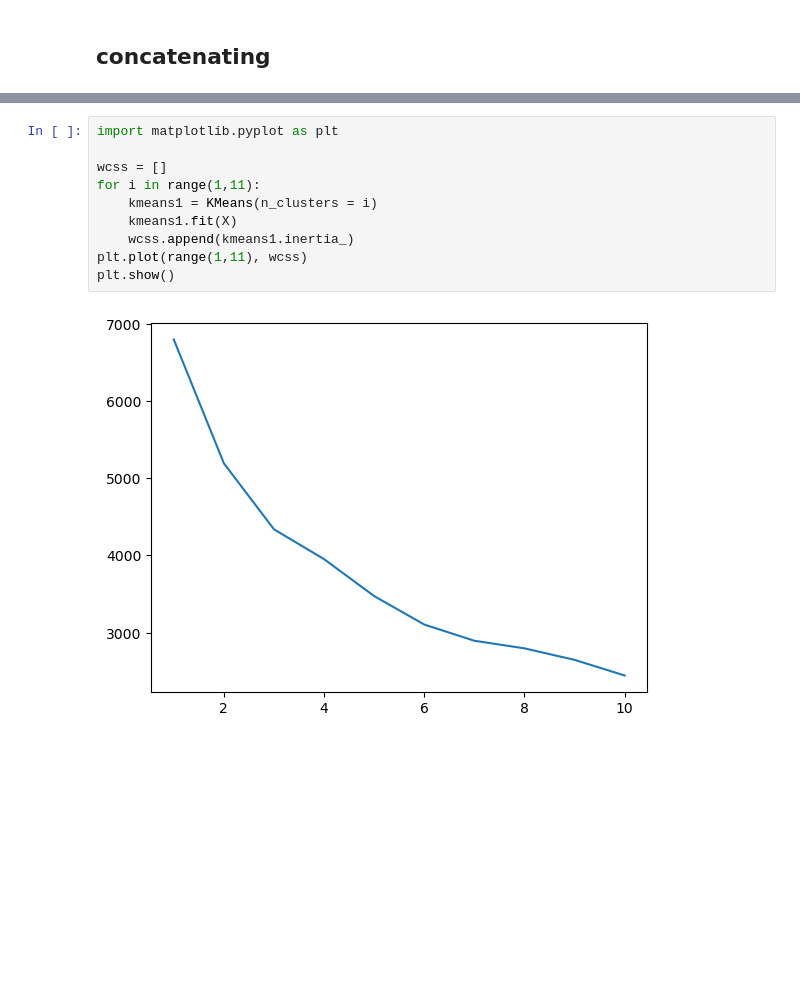
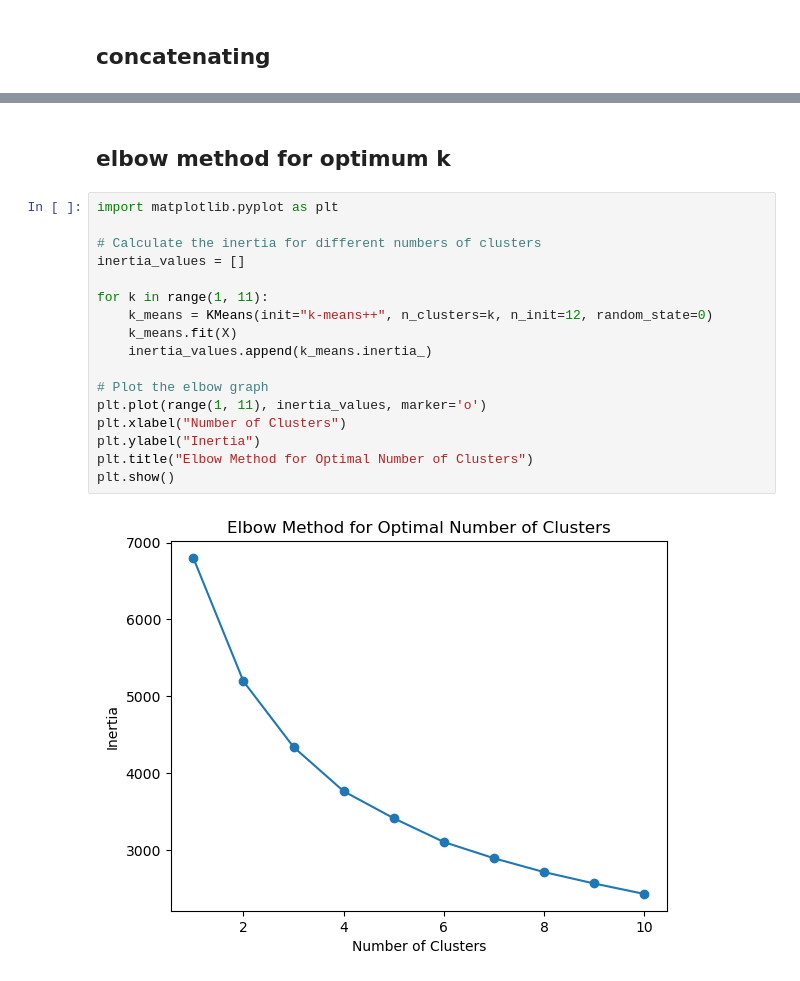
Before and after one commit to javadmonsefi/machine_learning, a Jupyter notebook: 03_clustering/K_Means/k-means.ipynb, the cells around one changed output, grey strips where cells are left out. Saved outputs shown, nothing was run; the diff lists cells and outputs as text; blank space fills up the shorter version.

```diff
--- a/03_clustering/K_Means/k-means.ipynb
+++ b/03_clustering/K_Means/k-means.ipynb
@@ -134,12 +134,21 @@ df.groupby('label').mean()
+# %% [markdown]
+## elbow method for optimum k
 # %%
 import matplotlib.pyplot as plt
 
-wcss = []
-for i in range(1,11):
-    kmeans1 = KMeans(n_clusters = i)
-    kmeans1.fit(X)
-    wcss.append(kmeans1.inertia_)
-plt.plot(range(1,11), wcss)
+# Calculate the inertia for different numbers of clusters
+inertia_values = []
+
+for k in range(1, 11):
+    k_means = KMeans(init="k-means++", n_clusters=k, n_init=12, random_state=0)
+    k_means.fit(X)
+    inertia_values.append(k_means.inertia_)
+
+# Plot the elbow graph
+plt.plot(range(1, 11), inertia_values, marker='o')
+plt.xlabel("Number of Clusters")
+plt.ylabel("Inertia")
+plt.title("Elbow Method for Optimal Number of Clusters")
 plt.show()
 # %% [output]
-[figure, old version]
+[figure, new version]
```
Also changed, not shown: parts of 5 cells of this notebook.
